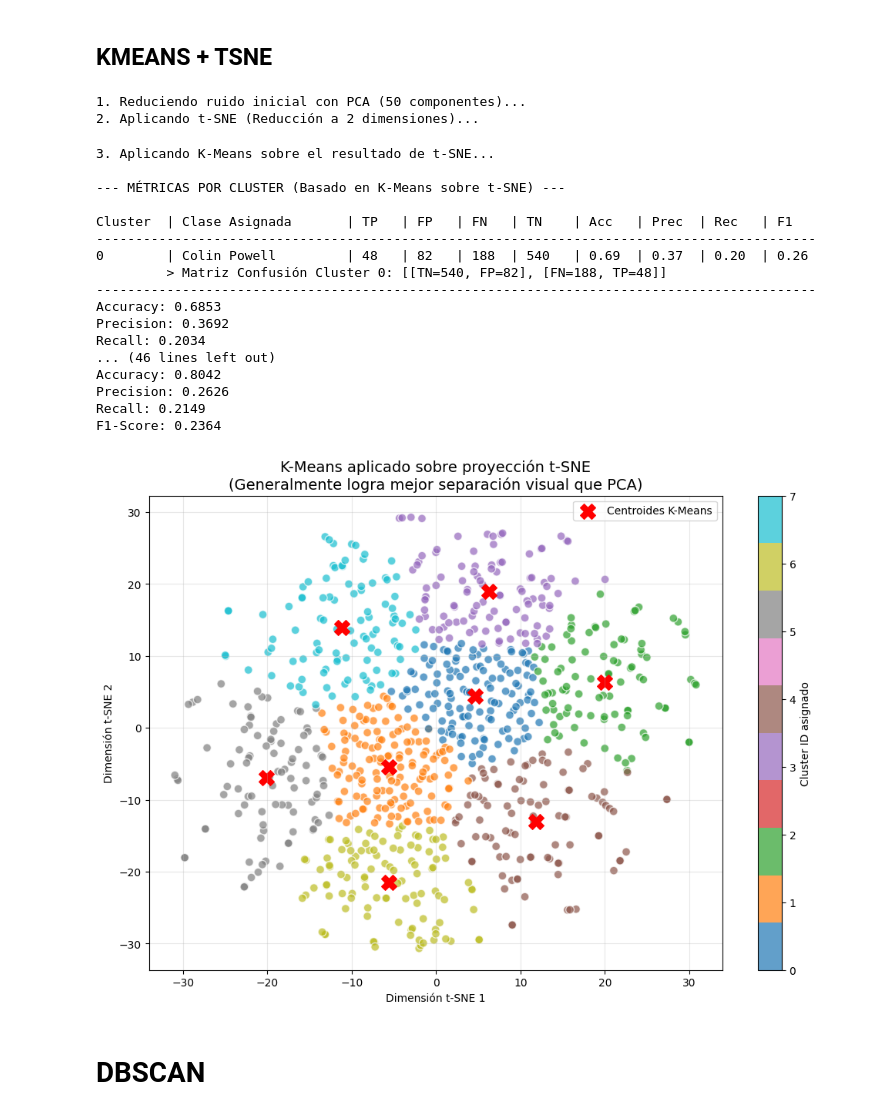
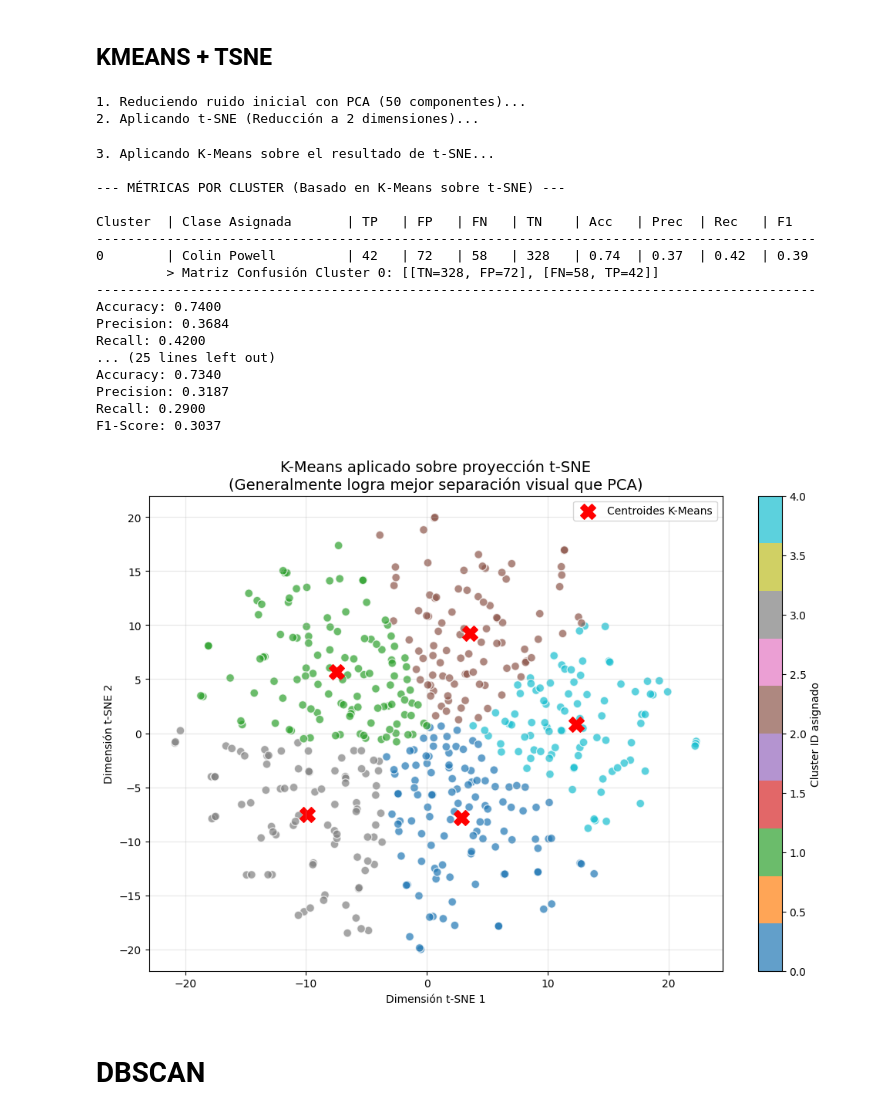
Before and after one commit to DavidZT2222709/Modelo-de-detecci-n-de-rostros, a Jupyter notebook: Notebooks/Proyecto_de_IA_No_Supervisado.ipynb, the cells around one changed output. Saved outputs shown, nothing was run; the diff lists cells and outputs as text; code cells hidden in the pictures.

```diff
--- a/Notebooks/Proyecto_de_IA_No_Supervisado.ipynb
+++ b/Notebooks/Proyecto_de_IA_No_Supervisado.ipynb
@@ -169,7 +145,7 @@ clusters = len(np.unique(y_filtered))
 # %%
 from sklearn.cluster import KMeans
 
-kms = KMeans(n_clusters=7, random_state=42, n_init=10)
+kms = KMeans(n_clusters=5, random_state=42, n_init=10)
 kms.fit(X_filtered)
 
 kms_labels = kms.labels_
@@ -300,7 +276,7 @@ print("  ANÁLISIS 1: K-MEANS SOBRE DATOS CRUDOS")
 print("="*40)
 
 # 1. Entrenar K-Means
-kms_raw = KMeans(n_clusters=7, random_state=42, n_init=10)
+kms_raw = KMeans(n_clusters=12, random_state=42, n_init=10)
 kms_raw.fit(X_filtered) # Entrenamos con las 1850 características
 labels_raw = kms_raw.labels_
 
@@ -640,7 +616,7 @@ X_tsne = tsne.fit_transform(X_pca_50)
 print("3. Aplicando K-Means sobre el resultado de t-SNE...")
 # K-Means buscará grupos en el mapa 2D generado por t-SNE
 # Nota: Si tienes 5 clases balanceadas, lo ideal es n_clusters=5, pero dejé 8 como pediste
-kms_tsne = KMeans(n_clusters=8, random_state=42, n_init=10)
+kms_tsne = KMeans(n_clusters=5, random_state=42, n_init=10)
 kms_tsne.fit(X_tsne)
 labels_tsne = kms_tsne.labels_
 
@@ -657,44 +633,44 @@ plt.figure(figsize=(12, 8))
 
 # Graficamos los puntos t-SNE
 scatter = plt.scatter(X_tsne[:, 0], X_tsne[:, 1],
                       c=labels_tsne,
                       cmap='tab10',
                       s=60,
                       alpha=0.7,
                       edgecolor='white')
 
 # Añadir centroides (K-Means calculó centroides en el espacio t-SNE)
 centers = kms_tsne.cluster_centers_
 plt.scatter(centers[:, 0], centers[:, 1], c='red', s=200, marker='X', label='Centroides K-Means')
 
 plt.title('K-Means aplicado sobre proyección t-SNE\n(Generalmente logra mejor separación visual que PCA)', fontsize=14)
 plt.xlabel('Dimensión t-SNE 1')
 plt.ylabel('Dimensión t-SNE 2')
 plt.colorbar(scatter, label='Cluster ID asignado')
 plt.legend()
 plt.grid(True, alpha=0.3)
 plt.show()
 # %% [output]
 1. Reduciendo ruido inicial con PCA (50 componentes)...
 2. Aplicando t-SNE (Reducción a 2 dimensiones)...
 3. Aplicando K-Means sobre el resultado de t-SNE...
 
 --- MÉTRICAS POR CLUSTER (Basado en K-Means sobre t-SNE) ---
 
 Cluster  | Clase Asignada       | TP   | FP   | FN   | TN    | Acc   | Prec  | Rec   | F1
 --------------------------------------------------------------------------------------------
-0        | Colin Powell         | 48   | 82   | 188  | 540   | 0.69  | 0.37  | 0.20  | 0.26
-         > Matriz Confusión Cluster 0: [[TN=540, FP=82], [FN=188, TP=48]]
+0        | Colin Powell         | 42   | 72   | 58   | 328   | 0.74  | 0.37  | 0.42  | 0.39
+         > Matriz Confusión Cluster 0: [[TN=328, FP=72], [FN=58, TP=42]]
 --------------------------------------------------------------------------------------------
-Accuracy: 0.6853
-Precision: 0.3692
-Recall: 0.2034
-... (46 lines left out)
-Accuracy: 0.8042
-Precision: 0.2626
-Recall: 0.2149
-F1-Score: 0.2364
+Accuracy: 0.7400
+Precision: 0.3684
+Recall: 0.4200
+... (25 lines left out)
+Accuracy: 0.7340
+Precision: 0.3187
+Recall: 0.2900
+F1-Score: 0.3037
-[figure, old version]
+[figure, new version]
 # %% [markdown]
 # **DBSCAN**
 # %%
```
Also changed, not shown: parts of 17 cells of this notebook, 3 other files.
